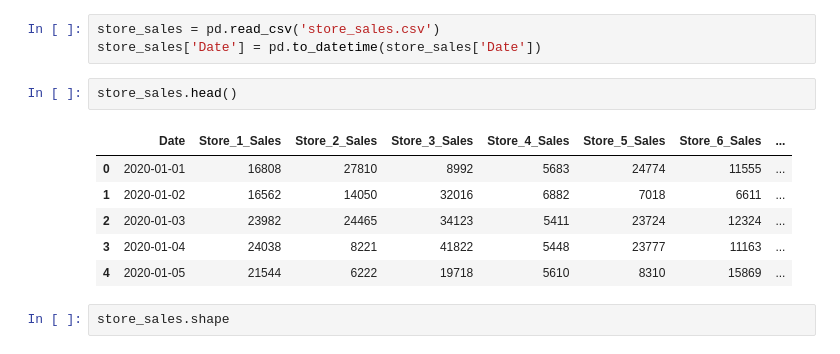
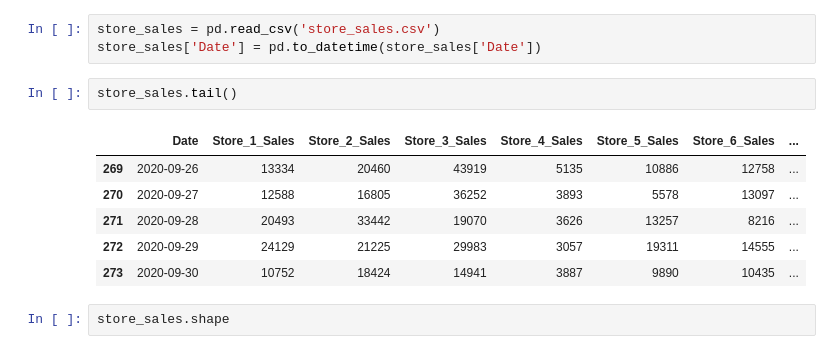
Before and after one commit to lnbalon/python_lectures, a Jupyter notebook: pandas_lecture/lecture.ipynb, the cells around one changed output. Cells and saved outputs as stored; diff of their text form.

```diff
--- a/pandas_lecture/lecture.ipynb
+++ b/pandas_lecture/lecture.ipynb
@@ -51,14 +51,14 @@ store_location.shape
 store_sales = pd.read_csv('store_sales.csv')
 store_sales['Date'] = pd.to_datetime(store_sales['Date'])
 # %%
-store_sales.head()
+store_sales.tail()
 # %% [output]
 |  | Date | Store_1_Sales | Store_2_Sales | Store_3_Sales | Store_4_Sales | Store_5_Sales | Store_6_Sales | ... |
-| 0 | 2020-01-01 | 16808 | 27810 | 8992 | 5683 | 24774 | 11555 | ... |
-| 1 | 2020-01-02 | 16562 | 14050 | 32016 | 6882 | 7018 | 6611 | ... |
-| 2 | 2020-01-03 | 23982 | 24465 | 34123 | 5411 | 23724 | 12324 | ... |
-| 3 | 2020-01-04 | 24038 | 8221 | 41822 | 5448 | 23777 | 11163 | ... |
-| 4 | 2020-01-05 | 21544 | 6222 | 19718 | 5610 | 8310 | 15869 | ... |
+| 269 | 2020-09-26 | 13334 | 20460 | 43919 | 5135 | 10886 | 12758 | ... |
+| 270 | 2020-09-27 | 12588 | 16805 | 36252 | 3893 | 5578 | 13097 | ... |
+| 271 | 2020-09-28 | 20493 | 33442 | 19070 | 3626 | 13257 | 8216 | ... |
+| 272 | 2020-09-29 | 24129 | 21225 | 29983 | 3057 | 19311 | 14555 | ... |
+| 273 | 2020-09-30 | 10752 | 18424 | 14941 | 3887 | 9890 | 10435 | ... |
 # %%
 store_sales.shape
 # %% [output]
```
Also changed, not shown: parts of 37 cells of this notebook, 1 other file.
